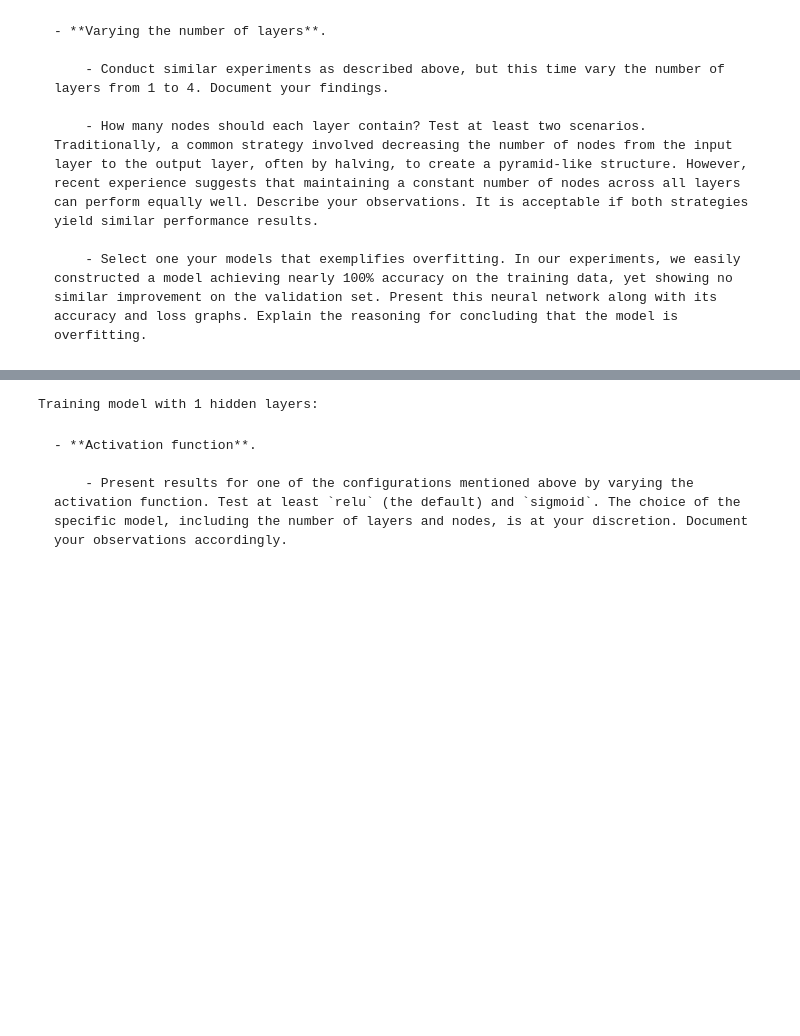
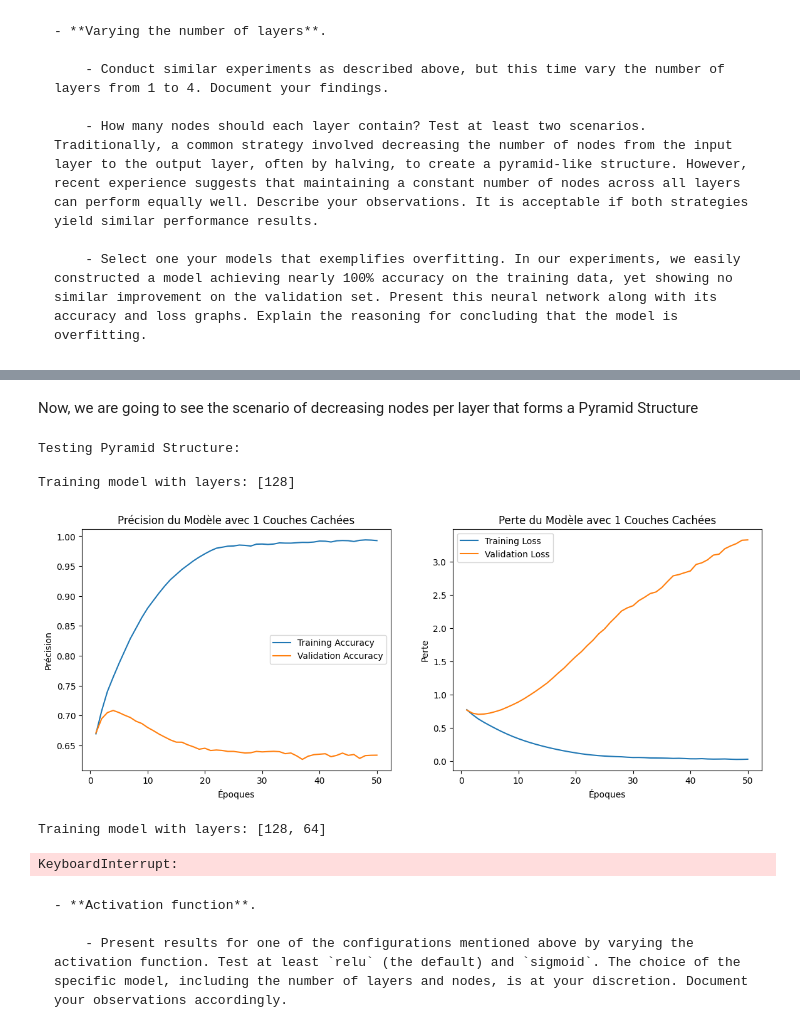
Before and after one commit to asaklil/CSI4106_A3, a Jupyter notebook: csi4106-f24-a3-template.ipynb, the cells around one changed output, grey strips where cells are left out. Drawn from its saved outputs; the diff is of its cells as text; code cells hidden in the pictures; blank space fills up the shorter version.

```diff
--- a/csi4106-f24-a3-template.ipynb
+++ b/csi4106-f24-a3-template.ipynb
@@ -651,21 +817,21 @@ From the graphs, we can notice that the more we increase the number of nodes, th
+# %% [markdown]
+Now, we are going to see the scenario of decreasing nodes per layer that forms a Pyramid Structure
 # %%
-# Code cell
-# Function to build model with a given number of layers and nodes
-def build_model(num_layers, nodes_per_layer):
+layers_list = [1, 2, 3, 4]
+
+print("Testing Pyramid Structure:")
+df_all_models
+    nodes = [128 // (2 ** i) for i in range(num_layers)]  # Decrease nodes per layer
+    print(f"\nTraining model with layers: {nodes}")
     model = Sequential()
     model.add(InputLayer(input_shape=(462,)))
-    for _ in range(num_layers):
-        model.add(Dense(nodes_per_layer, activation='relu'))
+    for n in nodes:
+        model.add(Dense(n, activation='relu'))
     model.add(Dense(3, activation='softmax'))
-    return model
 
-# Number of layers to test
-layers_list = [1, 2, 3, 4]
-nodes_per_layer = 128  # You can adjust this value
+    # Compile, train, and plot as before
+    # ...
 
-for num_layers in layers_list:
-    print(f"\nTraining model with {num_layers} hidden layers:")
-    model = build_model(num_layers, nodes_per_layer)
 
     # Compile the model
     model.compile(optimizer='adam',
@@ -677,31 +843,36 @@ for num_layers in layers_list:
         X_train, y_train,
         epochs=50,
         batch_size=32,
         validation_data=(X_valid, y_valid),
         verbose=0
     )
 
     # Plot the results
     epochs_range = range(1, 51)
 
     plt.figure(figsize=(14, 5))
 
     plt.subplot(1, 2, 1)
     plt.plot(epochs_range, history.history['accuracy'], label='Training Accuracy')
     plt.plot(epochs_range, history.history['val_accuracy'], label='Validation Accuracy')
     plt.xlabel('Époques')
     plt.ylabel('Précision')
     plt.title(f'Précision du Modèle avec {num_layers} Couches Cachées')
     plt.legend()
 
     plt.subplot(1, 2, 2)
     plt.plot(epochs_range, history.history['loss'], label='Training Loss')
     plt.plot(epochs_range, history.history['val_loss'], label='Validation Loss')
     plt.xlabel('Époques')
     plt.ylabel('Perte')
     plt.title(f'Perte du Modèle avec {num_layers} Couches Cachées')
     plt.legend()
 
     plt.show()
 # %% [output]
-Training model with 1 hidden layers:
+Testing Pyramid Structure:
+
+Training model with layers: [128]
+[figure, added]
+Training model with layers: [128, 64]
+KeyboardInterrupt:
```
Also changed, not shown: parts of 19 cells of this notebook.
